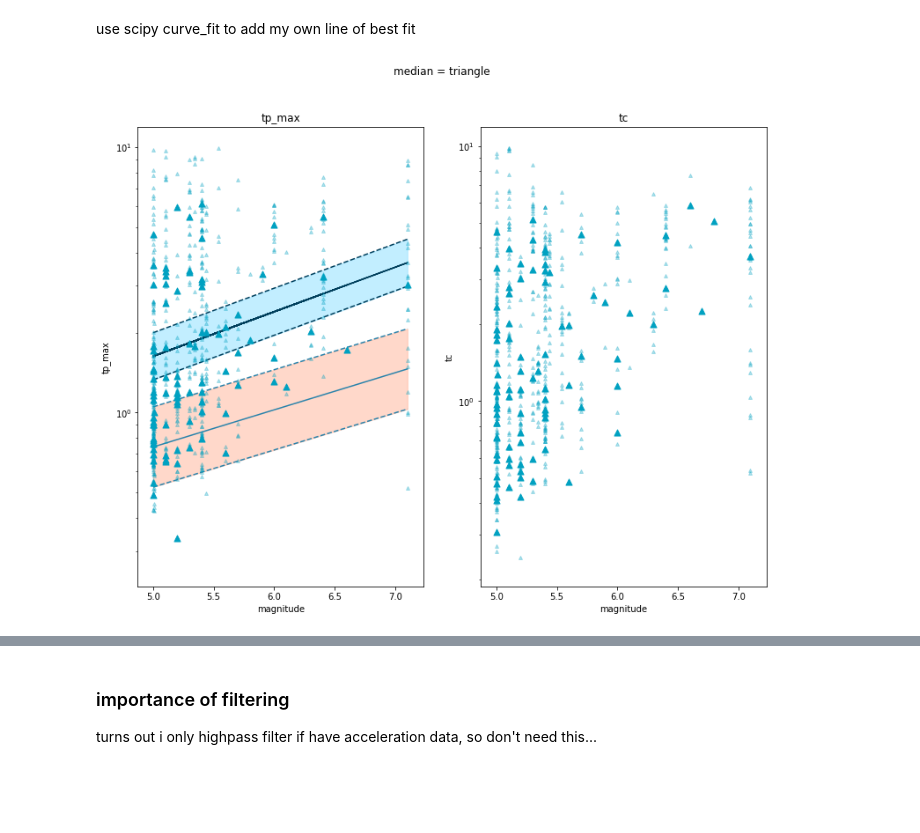
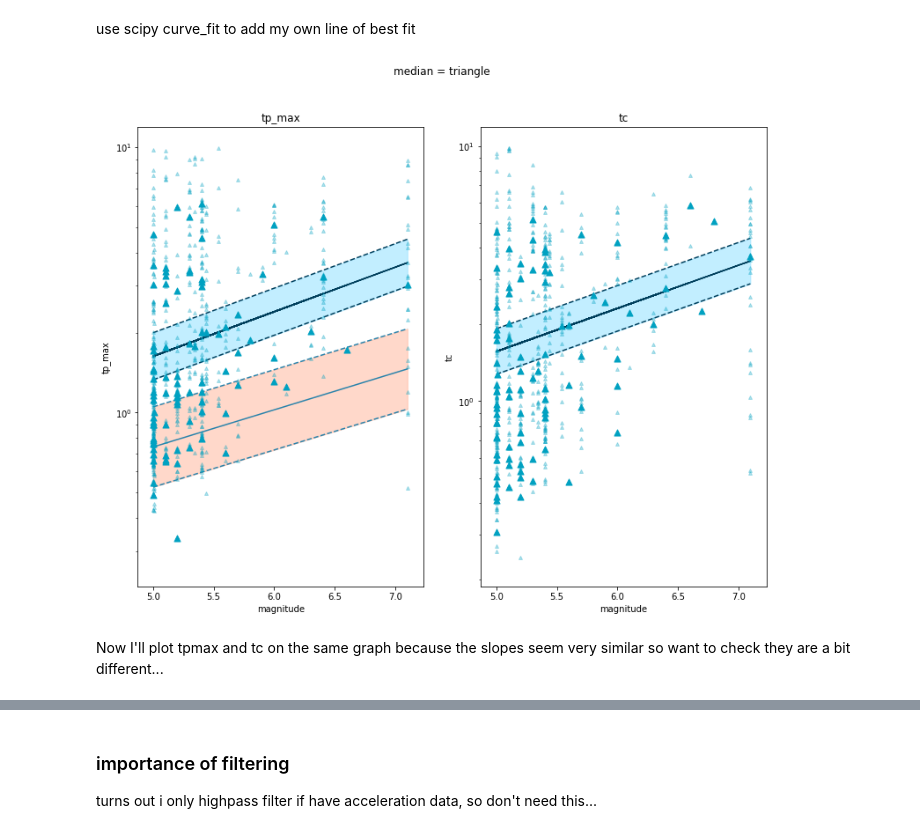
Before and after one commit to RebeccaColquhoun/seismo_det, a Jupyter notebook: code/tpmax_and_tc_notebook.ipynb, the cells around one changed output, grey strips where cells are left out. Saved outputs shown, nothing was run; the diff lists cells and outputs as text; code cells hidden in the pictures; blank space fills up the shorter version.

Commit message:
tc line of best fit

```diff
--- a/code/tpmax_and_tc_notebook.ipynb
+++ b/code/tpmax_and_tc_notebook.ipynb
@@ -111,9 +134,11 @@ set up function for scipy line fitting
 def model_function(x_data, a, b):
     return 10**(a*x_data + b)
 # %%
+%%capture
 cs = ['#00a1c1']
 fig, axs = plt.subplots(1,2, figsize=(12.8,9.6))
-y_aves = []
+y_aves_tp = []
+y_aves_tc = []
 x_aves = []
 
 for i  in range(0, len(list_mags)):
@@ -144,8 +169,10 @@ for i  in range(0, len(list_mags)):
         #axs[1].scatter(list_mags[i], np.mean(y_tc), s = 50, c = cs[c], marker = 'o')
         #FOR CURVE FITTING
         if math.isnan(np.median(y_tp))==False:
-            y_aves.append(np.median(y_tp))
+            y_aves_tp.append(np.median(y_tp))
             x_aves.append(list_mags[i])
+        if math.isnan(np.median(y_tc))==False:
+            y_aves_tc.append(np.median(y_tc))
 
 axs[0].set_yscale('log')
 axs[1].set_yscale('log')
@@ -179,8 +202,9 @@ fig
 # %% [markdown]
 use scipy curve_fit to add my own line of best fit
 # %%
+%%capture
 # plot my own line of best fit
-popt, pcov = curve_fit(model_function, x_aves, y_aves)
+popt, pcov = curve_fit(model_function, x_aves, y_aves_tp)
 axs[0].plot(np.array(x_aves), model_function(np.array(x_aves), *popt), color='#003f5c', zorder =2)
 
 # add 2 * std banding
@@ -198,5 +222,27 @@ axs[0].plot(x, model_function(np.array(x_lower_me), *popt), color = '#003f5c', l
 axs[0].plot(x, model_function(np.array(x_upper_me), *popt), color = '#003f5c', linestyle = '--', zorder =2)
 
 fig # show updated figure
-# %% [output]
-[figure, removed]
+# %%
+# plot my own line of best fit for tc
+popt_tc, pcov_tc = curve_fit(model_function, x_aves, y_aves_tc)
+axs[1].plot(np.array(x_aves), model_function(np.array(x_aves), *popt_tc), color='#003f5c', zorder =2)
+
+# add 2 * std banding
+
+perr = np.sqrt(np.diag(pcov_tc))
+x_me_tc = np.arange(5, 7.2, 0.1)
+x_lower_me_tc = x_me_tc - 0.2642707*2
+x_upper_me_tc =  x_me_tc + 0.2642707*2
+#y_me_tc = 10**(0.14*x-0.83)
+#y_lower_me_tc = 10**(0.14*x_lower-0.83)
+#y_upper_me_tc = 10**(0.14*x_upper-0.83)
+#axs[0].plot(x, y_me, color = '')
+axs[1].fill_between(x, model_function(np.array(x_lower_me_tc), *popt_tc), model_function(np.array(x_upper_me_tc), *popt_tc), color = '#8adfff', alpha = 0.52, zorder =1)
+axs[1].plot(x, model_function(np.array(x_lower_me_tc), *popt_tc), color = '#003f5c', linestyle = '--', zorder =2)
+axs[1].plot(x, model_function(np.array(x_upper_me_tc), *popt_tc), color = '#003f5c', linestyle = '--', zorder =2)
+
+fig # show updated figure
+# %% [output]
+[figure, added]
+# %% [markdown]
+Now I'll plot tpmax and tc on the same graph because the slopes seem very similar so want to check they are a bit different...
```
Also changed, not shown: parts of 12 cells of this notebook, 16 other files.
